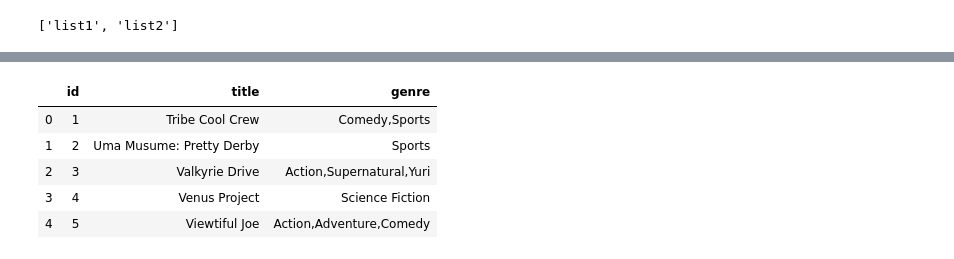
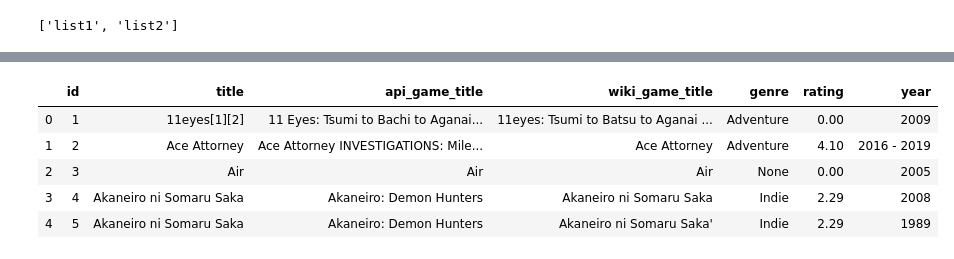
Before and after one commit to pcaudilla/ETL-Project, a Jupyter notebook: anime-etl/anime_list.ipynb, the cells around one changed output, grey strips where cells are left out. Drawn from its saved outputs; the diff is of its cells as text; code cells hidden in the pictures.

Commit message:
query info added

```diff
--- a/anime-etl/anime_list.ipynb
+++ b/anime-etl/anime_list.ipynb
@@ -367,9 +379,9 @@ result6_df.to_sql(name='list2', con=engine, if_exists='append', index=False)
 # %%
-pd.read_sql_query('select * from list1', con=engine).head()
+pd.read_sql_query('select * from list2', con=engine).head()
 # %% [output]
-|  | id | title | genre |
-| 0 | 1 | Tribe Cool Crew | Comedy,Sports |
-| 1 | 2 | Uma Musume: Pretty Derby | Sports |
-| 2 | 3 | Valkyrie Drive | Action,Supernatural,Yuri |
-| 3 | 4 | Venus Project | Science Fiction |
-| 4 | 5 | Viewtiful Joe | Action,Adventure,Comedy |
+|  | id | title | api_game_title | wiki_game_title | genre | rating | year |
+| 0 | 1 | 11eyes[1][2] | 11 Eyes: Tsumi to Bachi to Aganai... | 11eyes: Tsumi to Batsu to Aganai ... | Adventure | 0.00 | 2009 |
+| 1 | 2 | Ace Attorney | Ace Attorney INVESTIGATIONS: Mile... | Ace Attorney | Adventure | 4.10 | 2016 - 2019 |
+| 2 | 3 | Air | Air | Air | None | 0.00 | 2005 |
+| 3 | 4 | Akaneiro ni Somaru Saka | Akaneiro: Demon Hunters | Akaneiro ni Somaru Saka | Indie | 2.29 | 2008 |
+| 4 | 5 | Akaneiro ni Somaru Saka | Akaneiro: Demon Hunters | Akaneiro ni Somaru Saka' | Indie | 2.29 | 1989 |
```
Also changed, not shown: parts of 10 cells of this notebook, 2 other files.
